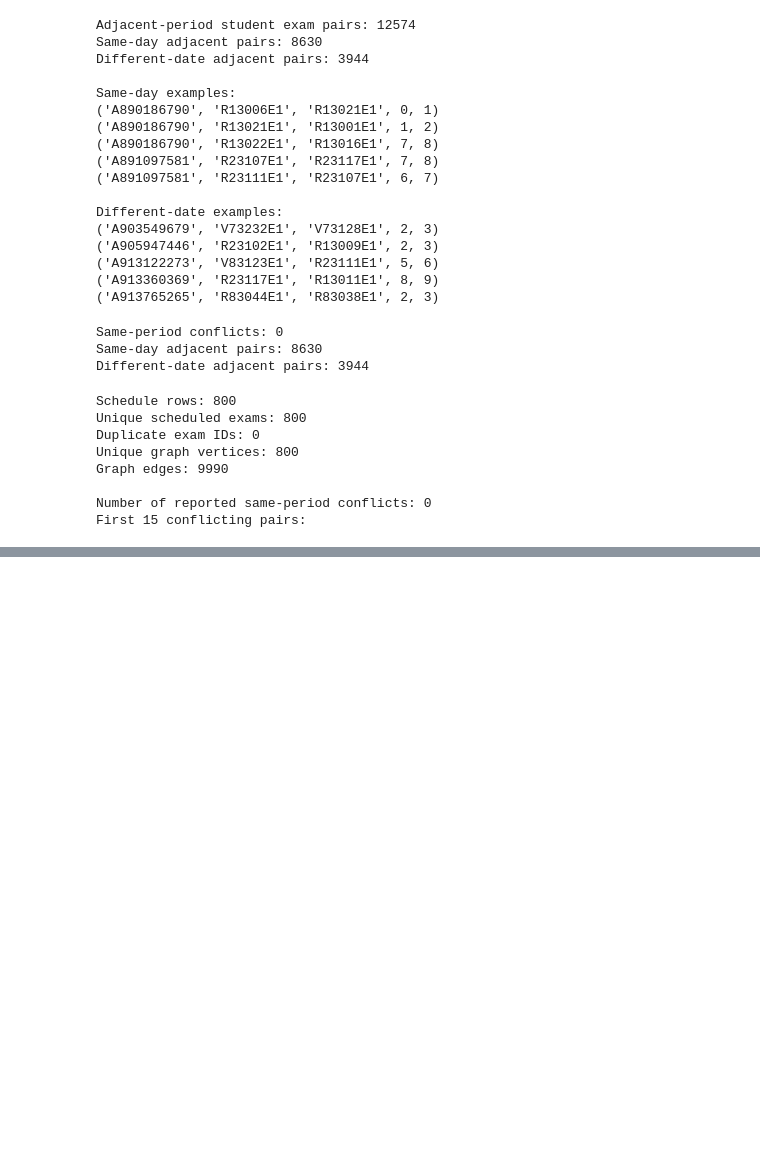
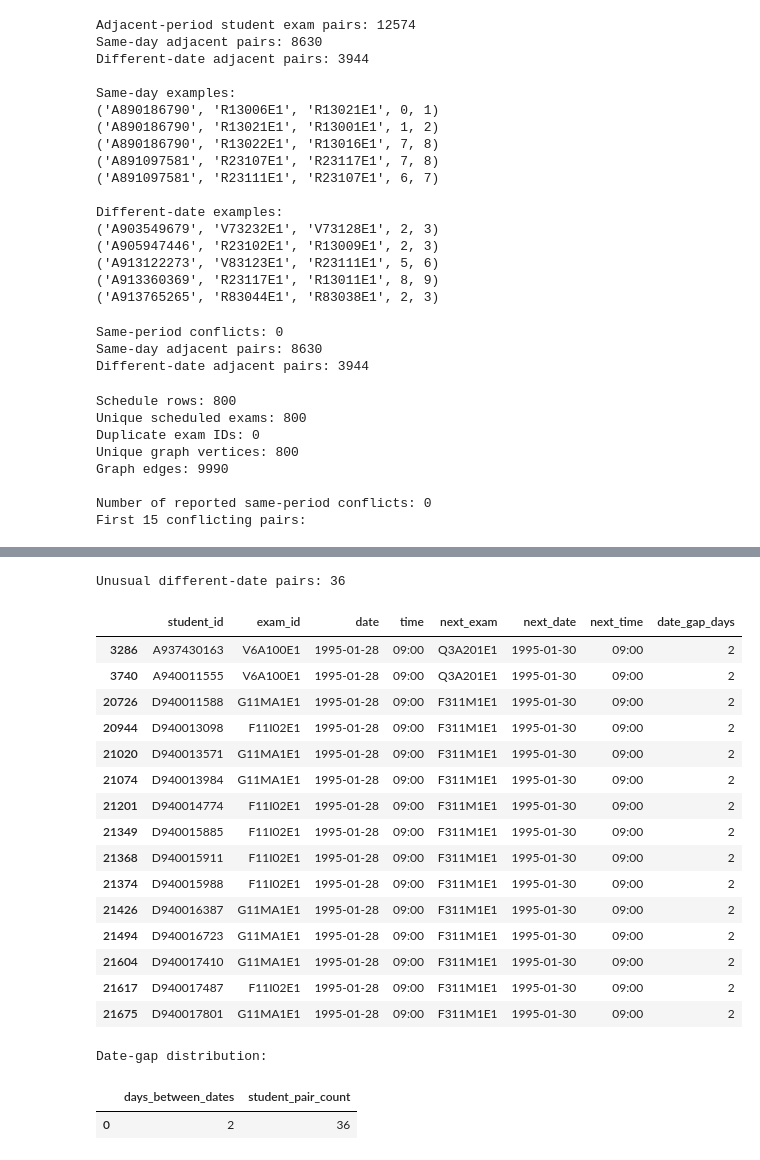
Before and after one commit to PHGNKavindya/adaptive-exam-timetabling, a Jupyter notebook: src/04_baseline_algorithms.ipynb, the cells around one changed output, grey strips where cells are left out. Cells and saved outputs as stored; diff of their text form; code cells hidden in the pictures; blank space fills up the shorter version.

```diff
--- a/src/04_baseline_algorithms.ipynb
+++ b/src/04_baseline_algorithms.ipynb
@@ -1071,0 +1432,61 @@ First 15 conflicting pairs:
+# %%
+# Inspect different-date transitions that are not 16:30 -> 09:00
+
+unusual_transitions = overnight_pairs[
+    ~(
+        (overnight_pairs["time"] == "16:30")
+        & (overnight_pairs["next_time"] == "09:00")
+    )
+].copy()
+
+unusual_transitions["date_gap_days"] = (
+    pd.to_datetime(unusual_transitions["next_date"])
+    - pd.to_datetime(unusual_transitions["date"])
+).dt.days
+
+print("Unusual different-date pairs:", len(unusual_transitions))
+
+display(
+    unusual_transitions[
+        [
+            "student_id",
+            "exam_id",
+            "date",
+            "time",
+            "next_exam",
+            "next_date",
+            "next_time",
+            "date_gap_days",
+        ]
+    ].head(15)
+)
+
+print("\nDate-gap distribution:")
+display(
+    unusual_transitions["date_gap_days"]
+    .value_counts()
+    .sort_index()
+    .rename_axis("days_between_dates")
+    .reset_index(name="student_pair_count")
+)
+# %% [output]
+Unusual different-date pairs: 36
+|  | student_id | exam_id | date | time | next_exam | next_date | next_time | date_gap_days |
+| 3286 | A937430163 | V6A100E1 | 1995-01-28 | 09:00 | Q3A201E1 | 1995-01-30 | 09:00 | 2 |
+| 3740 | A940011555 | V6A100E1 | 1995-01-28 | 09:00 | Q3A201E1 | 1995-01-30 | 09:00 | 2 |
+| 20726 | D940011588 | G11MA1E1 | 1995-01-28 | 09:00 | F311M1E1 | 1995-01-30 | 09:00 | 2 |
+| 20944 | D940013098 | F11I02E1 | 1995-01-28 | 09:00 | F311M1E1 | 1995-01-30 | 09:00 | 2 |
+| 21020 | D940013571 | G11MA1E1 | 1995-01-28 | 09:00 | F311M1E1 | 1995-01-30 | 09:00 | 2 |
+| 21074 | D940013984 | G11MA1E1 | 1995-01-28 | 09:00 | F311M1E1 | 1995-01-30 | 09:00 | 2 |
+| 21201 | D940014774 | F11I02E1 | 1995-01-28 | 09:00 | F311M1E1 | 1995-01-30 | 09:00 | 2 |
+| 21349 | D940015885 | F11I02E1 | 1995-01-28 | 09:00 | F311M1E1 | 1995-01-30 | 09:00 | 2 |
+| 21368 | D940015911 | F11I02E1 | 1995-01-28 | 09:00 | F311M1E1 | 1995-01-30 | 09:00 | 2 |
+| 21374 | D940015988 | F11I02E1 | 1995-01-28 | 09:00 | F311M1E1 | 1995-01-30 | 09:00 | 2 |
+| 21426 | D940016387 | G11MA1E1 | 1995-01-28 | 09:00 | F311M1E1 | 1995-01-30 | 09:00 | 2 |
+| 21494 | D940016723 | G11MA1E1 | 1995-01-28 | 09:00 | F311M1E1 | 1995-01-30 | 09:00 | 2 |
+| 21604 | D940017410 | G11MA1E1 | 1995-01-28 | 09:00 | F311M1E1 | 1995-01-30 | 09:00 | 2 |
+| 21617 | D940017487 | F11I02E1 | 1995-01-28 | 09:00 | F311M1E1 | 1995-01-30 | 09:00 | 2 |
+| 21675 | D940017801 | G11MA1E1 | 1995-01-28 | 09:00 | F311M1E1 | 1995-01-30 | 09:00 | 2 |
+Date-gap distribution:
+|  | days_between_dates | student_pair_count |
+| 0 | 2 | 36 |
```
Also changed, not shown: parts of 32 cells of this notebook.
